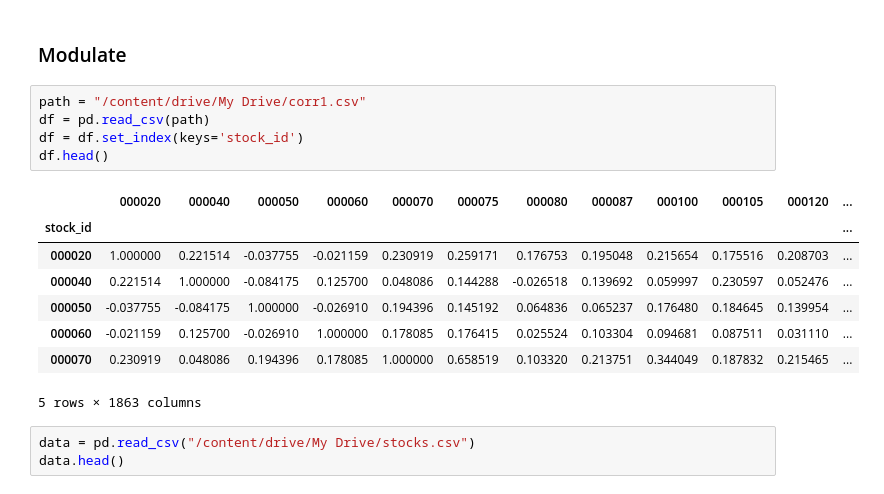
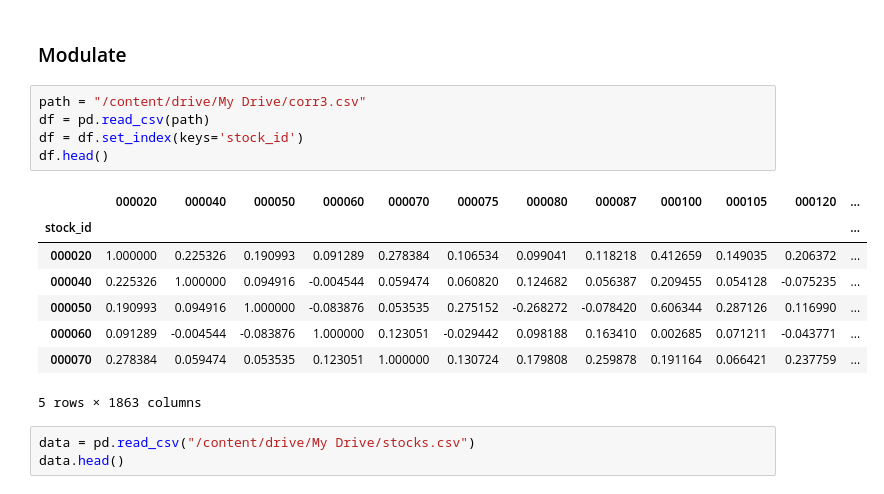
Before and after one commit to reyllama/TTIO, a Jupyter notebook: 04_Rescaling_Module.ipynb, the cells around one changed output. Drawn from its saved outputs; the diff is of its cells as text.

```diff
--- a/04_Rescaling_Module.ipynb
+++ b/04_Rescaling_Module.ipynb
@@ -248,18 +230,18 @@ array(['의약품 제조업', '그외 기타 운송장비 제조업', '종합
 # %% [markdown]
 ### Modulate
 # %%
-path = "/content/drive/My Drive/corr1.csv"
+path = "/content/drive/My Drive/corr3.csv"
 df = pd.read_csv(path)
 df = df.set_index(keys='stock_id')
 df.head()
 # %% [output]
 |  | 000020 | 000040 | 000050 | 000060 | 000070 | 000075 | 000080 | 000087 | 000100 | 000105 | 000120 | ... |
 | stock_id |  |  |  |  |  |  |  |  |  |  |  | ... |
-| 000020 | 1.000000 | 0.221514 | -0.037755 | -0.021159 | 0.230919 | 0.259171 | 0.176753 | 0.195048 | 0.215654 | 0.175516 | 0.208703 | ... |
-| 000040 | 0.221514 | 1.000000 | -0.084175 | 0.125700 | 0.048086 | 0.144288 | -0.026518 | 0.139692 | 0.059997 | 0.230597 | 0.052476 | ... |
-| 000050 | -0.037755 | -0.084175 | 1.000000 | -0.026910 | 0.194396 | 0.145192 | 0.064836 | 0.065237 | 0.176480 | 0.184645 | 0.139954 | ... |
-| 000060 | -0.021159 | 0.125700 | -0.026910 | 1.000000 | 0.178085 | 0.176415 | 0.025524 | 0.103304 | 0.094681 | 0.087511 | 0.031110 | ... |
-| 000070 | 0.230919 | 0.048086 | 0.194396 | 0.178085 | 1.000000 | 0.658519 | 0.103320 | 0.213751 | 0.344049 | 0.187832 | 0.215465 | ... |
+| 000020 | 1.000000 | 0.225326 | 0.190993 | 0.091289 | 0.278384 | 0.106534 | 0.099041 | 0.118218 | 0.412659 | 0.149035 | 0.206372 | ... |
+| 000040 | 0.225326 | 1.000000 | 0.094916 | -0.004544 | 0.059474 | 0.060820 | 0.124682 | 0.056387 | 0.209455 | 0.054128 | -0.075235 | ... |
+| 000050 | 0.190993 | 0.094916 | 1.000000 | -0.083876 | 0.053535 | 0.275152 | -0.268272 | -0.078420 | 0.606344 | 0.287126 | 0.116990 | ... |
+| 000060 | 0.091289 | -0.004544 | -0.083876 | 1.000000 | 0.123051 | -0.029442 | 0.098188 | 0.163410 | 0.002685 | 0.071211 | -0.043771 | ... |
+| 000070 | 0.278384 | 0.059474 | 0.053535 | 0.123051 | 1.000000 | 0.130724 | 0.179808 | 0.259878 | 0.191164 | 0.066421 | 0.237759 | ... |
 5 rows × 1863 columns
 # %%
 data = pd.read_csv("/content/drive/My Drive/stocks.csv")
```
Also changed, not shown: parts of 19 cells of this notebook.
